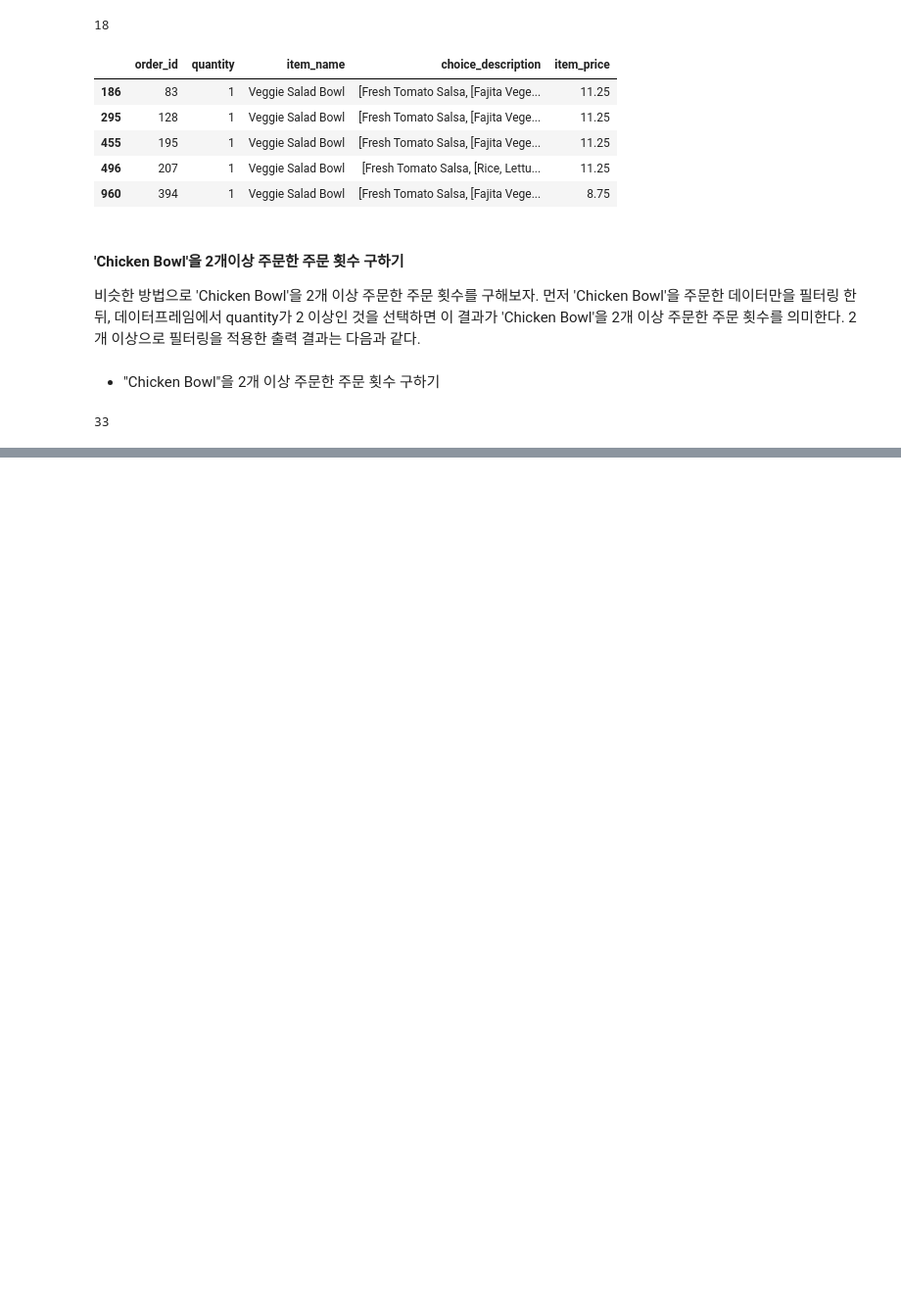
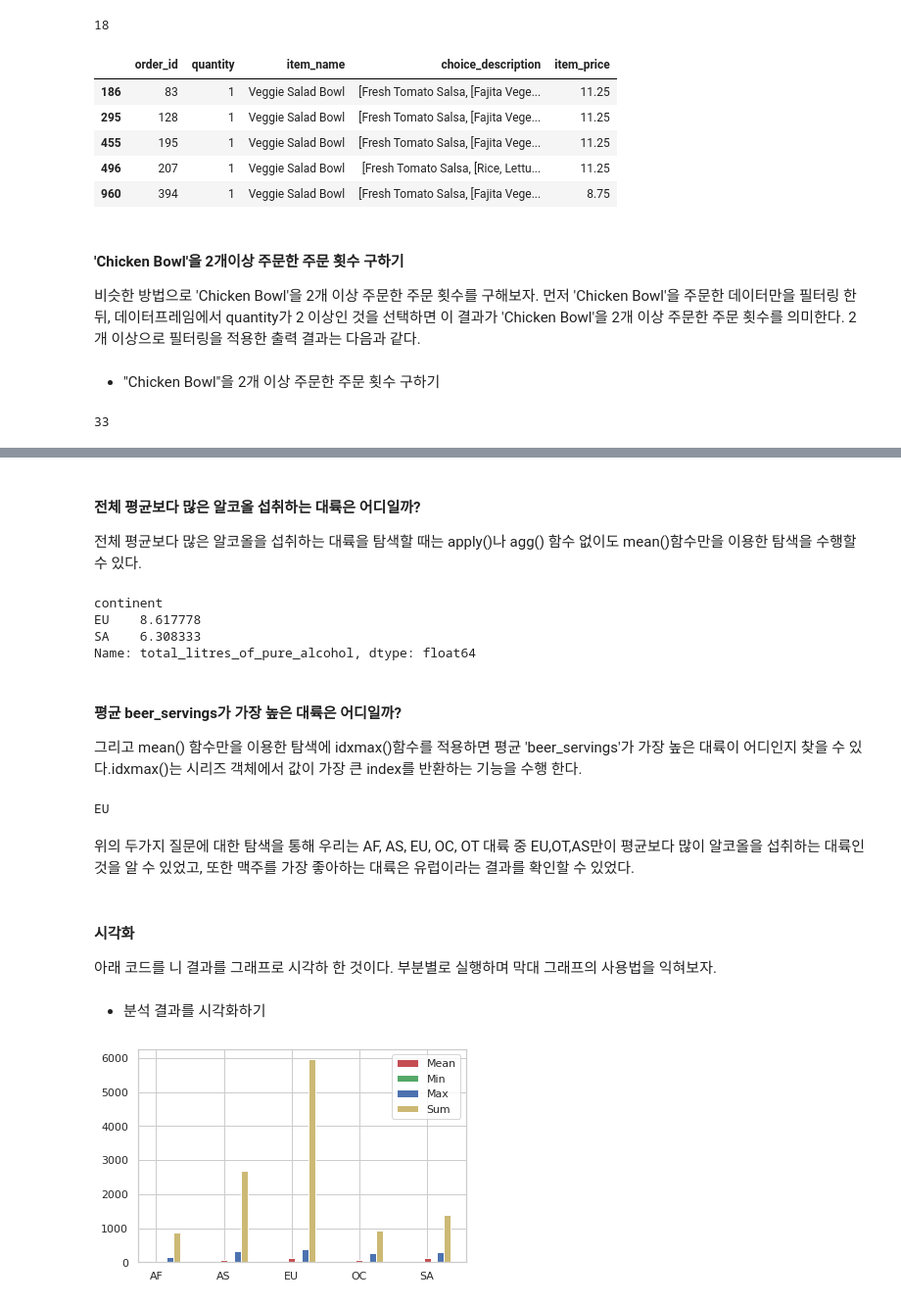
Before and after one commit to goldang01/python_data_analysis_study, a Jupyter notebook: Chapter 1.ipynb, the cells around one changed output, grey strips where cells are left out. Shown at 98% size. Saved outputs shown, nothing was run; the diff lists cells and outputs as text; code cells hidden in the pictures; blank space fills up the shorter version.

```diff
--- a/Chapter 1.ipynb
+++ b/Chapter 1.ipynb
@@ -434,0 +617,5 @@ print(chipo_chicken_result.shape[0])
+# %%
+# 대륙별 spirit_servings의 평균, 최소, 최대, 합계를 계산한다.
+
+result = drinks.groupby('continent').spirit_servings.agg(['mean', 'min', 'max', 'sum'])
+result.head()
@@ -434,0 +630,67 @@ print(chipo_chicken_result.shape[0])
+# %% [markdown]
+#### 전체 평균보다 많은 알코올 섭취하는 대륙은 어디일까?
+
+전체 평균보다 많은 알코올을 섭취하는 대륙을 탐색할 때는 apply()나 agg() 함수 없이도 mean()함수만을 이용한 탐색을 수행할 수 있다.
+# %%
+# 전체 평균보다 많은 알코올을 섭취하는 대륙을 구한다.
+
+total_mean = drinks.total_litres_of_pure_alcohol.mean()
+continent_mean =drinks.groupby('continent')['total_litres_of_pure_alcohol'].mean()
+continent_over_mean = continent_mean[continent_mean >= total_mean]
+print(continent_over_mean)
+# %% [output]
+continent
+EU    8.617778
+SA    6.308333
+Name: total_litres_of_pure_alcohol, dtype: float64
+# %% [markdown]
+#### 평균 beer_servings가 가장 높은 대륙은 어디일까?
+
+그리고 mean() 함수만을 이용한 탐색에 idxmax()함수를 적용하면 평균 'beer_servings'가 가장 높은 대륙이 어디인지 찾을 수 있다.idxmax()는 시리즈 객체에서 값이 가장 큰 index를 반환하는 기능을 수행 한다.
+# %%
+# 평균 beer_servings가 가장 높은 대륙을 구한다.
+beer_continent = drinks.groupby('continent').beer_servings.mean().idxmax()
+print(beer_continent)
+# %% [output]
+EU
+# %% [markdown]
+위의 두가지 질문에 대한 탐색을 통해 우리는 AF, AS, EU, OC, OT 대륙 중 EU,OT,AS만이 평균보다 많이 알코올을 섭취하는 대륙인 것을 알 수 있었고, 또한 맥주를 가장 좋아하는 대륙은 유럽이라는 결과를 확인할 수 있었다.
+# %% [markdown]
+#### 시각화
+
+아래 코드를 니 결과를 그래프로 시각하 한 것이다. 부분별로 실행하며 막대 그래프의 사용법을 익혀보자.
+# %% [markdown]
+- 분석 결과를 시각화하기
+# %%
+
+# 대륙별 spirit_servings의 평균, 최소, 최대, 합계를 시각화합니다.
+n_groups = len(result.index)
+means = result['mean'].tolist()
+mins = result['min'].tolist()
+maxs = result['max'].tolist()
+sums = result['sum'].tolist()
+
+index = np.arange(n_groups)
+bar_width = 0.1
+
+rects1 = plt.bar(index, means, bar_width,
+                 color='r',
+                 label='Mean')
+
+rects2 = plt.bar(index + bar_width, mins, bar_width,
+                 color='g',
+                 label='Min')
+
+rects3 = plt.bar(index + bar_width * 2, maxs, bar_width,
+                 color='b',
+                 label='Max')
+
+rects3 = plt.bar(index + bar_width * 3, sums, bar_width,
+                 color='y',
+                 label='Sum')
+
+plt.xticks(index, result.index.tolist())
+plt.legend()
+plt.show()
+# %% [output]
+[figure, added]
```
Also changed, not shown: parts of 40 cells of this notebook.
